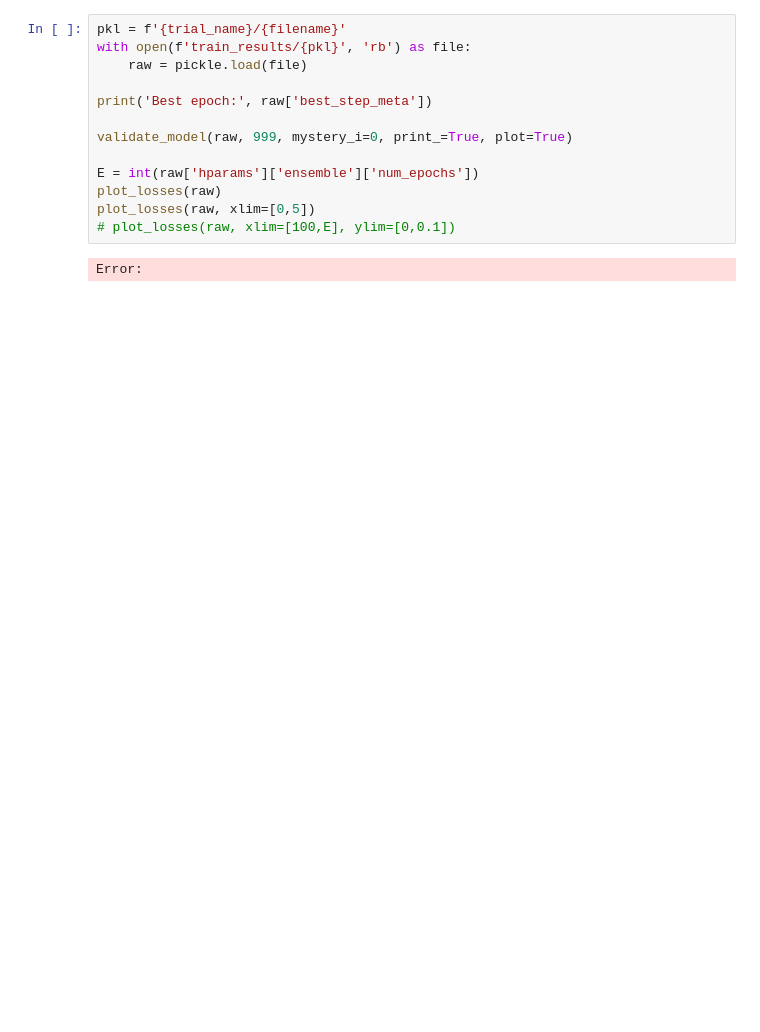
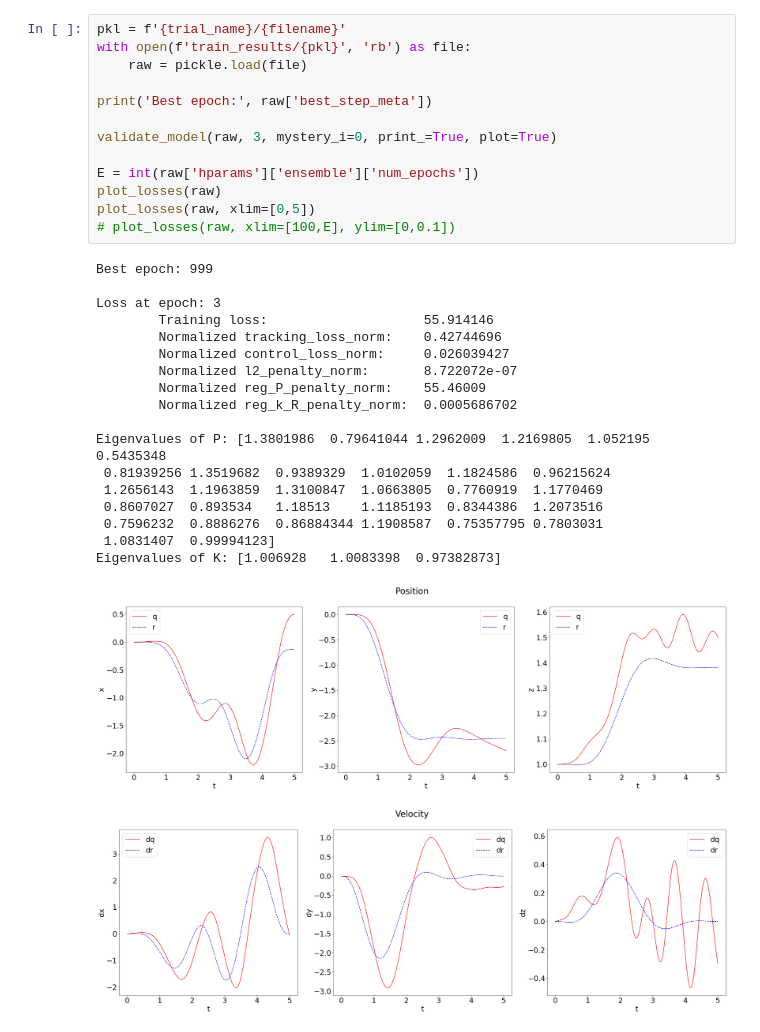
Before and after one commit to joshsohn/COML_hardware, a Jupyter notebook: test_z_up_kR.ipynb, the cells around one changed output. Cells and saved outputs as stored; diff of their text form; blank space fills up the shorter version.

```diff
--- a/test_z_up_kR.ipynb
+++ b/test_z_up_kR.ipynb
@@ -914,15 +922,33 @@ Error:
 # %%
 pkl = f'{trial_name}/{filename}'
 with open(f'train_results/{pkl}', 'rb') as file:
     raw = pickle.load(file)
 
 print('Best epoch:', raw['best_step_meta'])
 
-validate_model(raw, 999, mystery_i=0, print_=True, plot=True)
+validate_model(raw, 3, mystery_i=0, print_=True, plot=True)
 
 E = int(raw['hparams']['ensemble']['num_epochs'])
 plot_losses(raw)
 plot_losses(raw, xlim=[0,5])
 # plot_losses(raw, xlim=[100,E], ylim=[0,0.1])
 # %% [output]
-Error:
+Best epoch: 999
+
+Loss at epoch: 3
+        Training loss:                    55.914146
+        Normalized tracking_loss_norm:    0.42744696
+        Normalized control_loss_norm:     0.026039427
+        Normalized l2_penalty_norm:       8.722072e-07
+        Normalized reg_P_penalty_norm:    55.46009
+        Normalized reg_k_R_penalty_norm:  0.0005686702
+
+Eigenvalues of P: [1.3801986  0.79641044 1.2962009  1.2169805  1.052195   0.5435348
+ 0.81939256 1.3519682  0.9389329  1.0102059  1.1824586  0.96215624
+ 1.2656143  1.1963859  1.3100847  1.0663805  0.7760919  1.1770469
+ 0.8607027  0.893534   1.18513    1.1185193  0.8344386  1.2073516
+ 0.7596232  0.8886276  0.86884344 1.1908587  0.75357795 0.7803031
+ 1.0831407  0.99994123]
+Eigenvalues of K: [1.006928   1.0083398  0.97382873]
+[figure, added]
+[figure, added]
```
Also changed, not shown: parts of 9 cells of this notebook, 27 other files.
